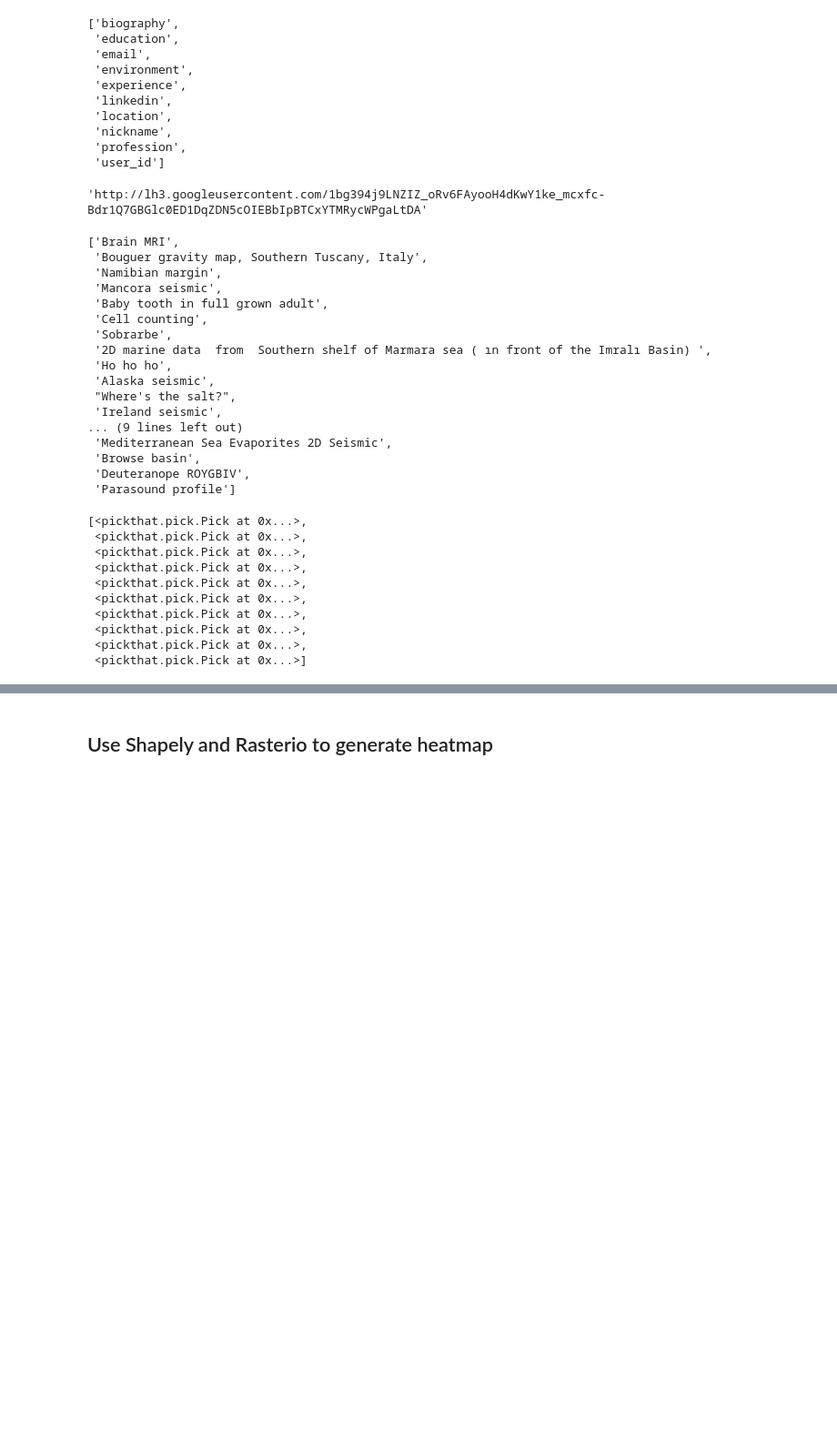
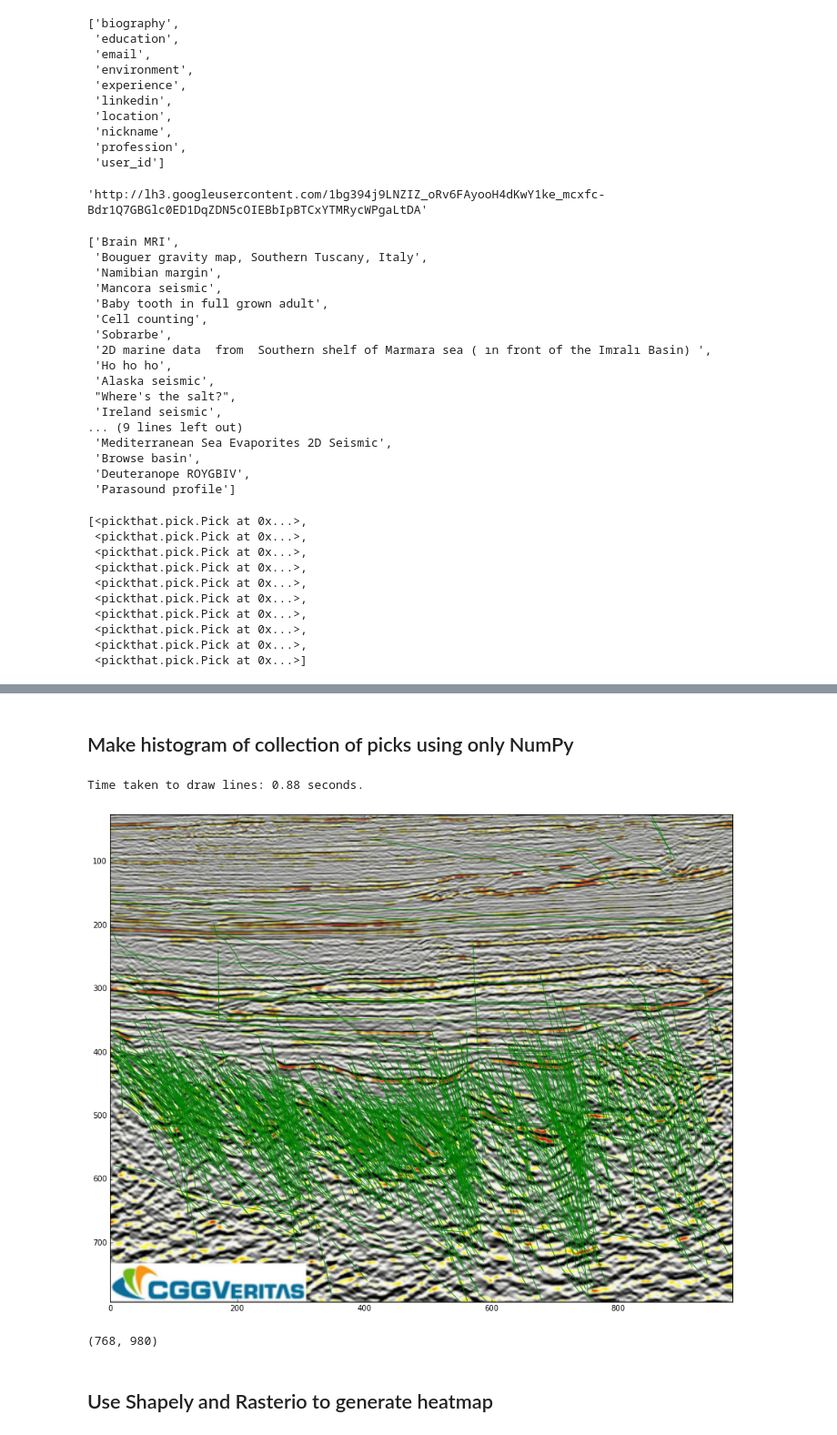
Before and after one commit to EvanBianco/notebooks, a Jupyter notebook: pick_this_api_hacking.ipynb, the cells around one changed output, grey strips where cells are left out. Shown at 91% size. Drawn from its saved outputs; the diff is of its cells as text; code cells hidden in the pictures; blank space fills up the shorter version.

```diff
--- a/pick_this_api_hacking.ipynb
+++ b/pick_this_api_hacking.ipynb
@@ -84,3 +105,72 @@ len(picks)  # Should be ~430 for Brazil.
+# %% [markdown]
+## Make histogram of collection of picks using only NumPy
+# %%
+
+# append all horizons into one big file
+all_picks_x = np.array([])
+all_picks_y = np.array([])
+
+fig = plt.figure(figsize=(14,9))
+ax = fig.add_axes([0,0,1,1])
+
+hot = cm.hot
+hot.set_under(alpha = 0.0)  #anything that has value less than 0.5 goes transparent
+
+start = time.time()
+for pick in picks:
+    points = np.array(pick.picks)
+    if points.ndim == 2:
+        for x in sorted(np.unique(points[...,-1])):
+            pixx = np.array(points[np.where(points[...,-1]==x)][...,0])
+            pixy = np.array(points[np.where(points[...,-1]==x)][...,1])
+            hx, hy = regularize(np.sort(pixx[::-1]), np.sort(pixy[::-1]), np.amin(pixx), np.amax(pixx))
+            ax.plot(hx, hy, 'g-', alpha=0.85, lw=1)
+            all_picks_x = np.concatenate((all_picks_x, hx))
+            all_picks_y = np.concatenate((all_picks_y, hy))
+
+end = time.time()
+elapsed = end - start
+print("Time taken to draw lines: {:.2f} seconds.".format(elapsed))
+
+m = 1
+
+x1, x2 =  np.amin(all_picks_x), np.amax(all_picks_x)
+y1, y2 = np.amin(all_picks_y), np.amax(all_picks_y)
+
+heat_extent_im = [x1, x2, y2, y1] #flip extents of heatmap for image plot
+# do 2d histogram to display heatmap
+binsizex = m
+binsizey = m
+heatmap, yedges, xedges = np.histogram2d(all_picks_y, all_picks_x,
+                                                 bins= ((y2-y1)/binsizey,(x2-x1)/binsizex),
+                                                 range =np.array([[y1, y2],[x1, x2]])
+                                                 )
+
+
+#heatim = ax.imshow(heatmap, cmap=cm.hot, extent=heat_extent_im, alpha=0.75)
+#heatim.set_clim(0.5, np.amax(heatmap))
+px, py = png.width, png.height
+
+#ax.set_xticks([])
+#ax.set_yticks([])
+#ax.set_frame_on(False)
+
+ax.imshow(img.image(), alpha=1.0, extent=heat_extent_im)
+#ax.set_ylim((0,1000/aspect))
+#ax.set_xlim((0,1000))
+#ax.invert_yaxis()
+
+
+
+fig.show()
+# %% [output]
+Time taken to draw lines: 0.88 seconds.
+[figure, added]
+# %%
+heatmapNumPy=heatmap
+heatmap.shape
+# %% [output]
+(768, 980)
 # %% [markdown]
 ## Use Shapely and Rasterio to generate heatmap
 # %%
```
Also changed, not shown: parts of 15 cells of this notebook.
